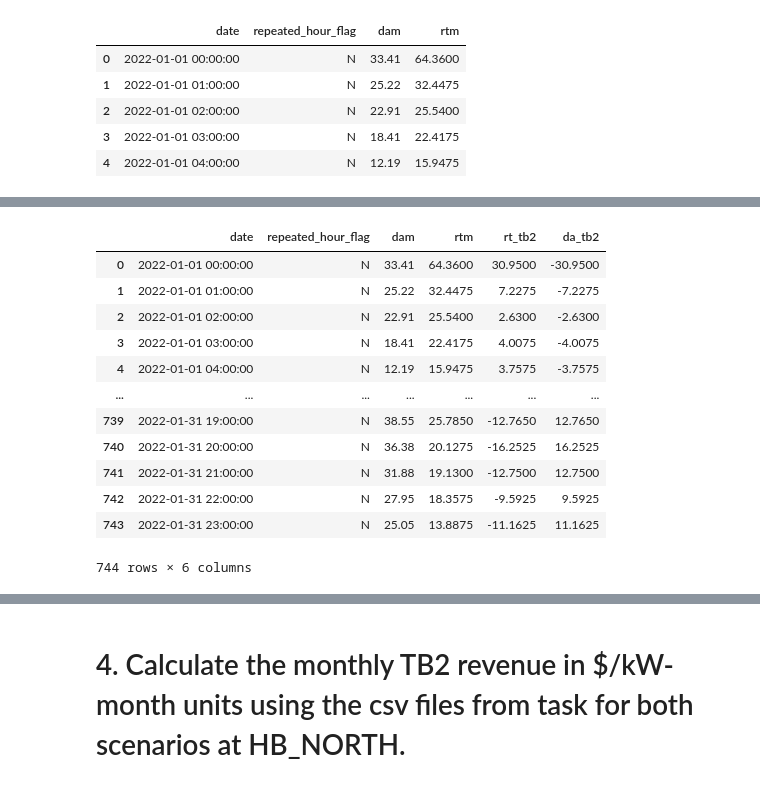
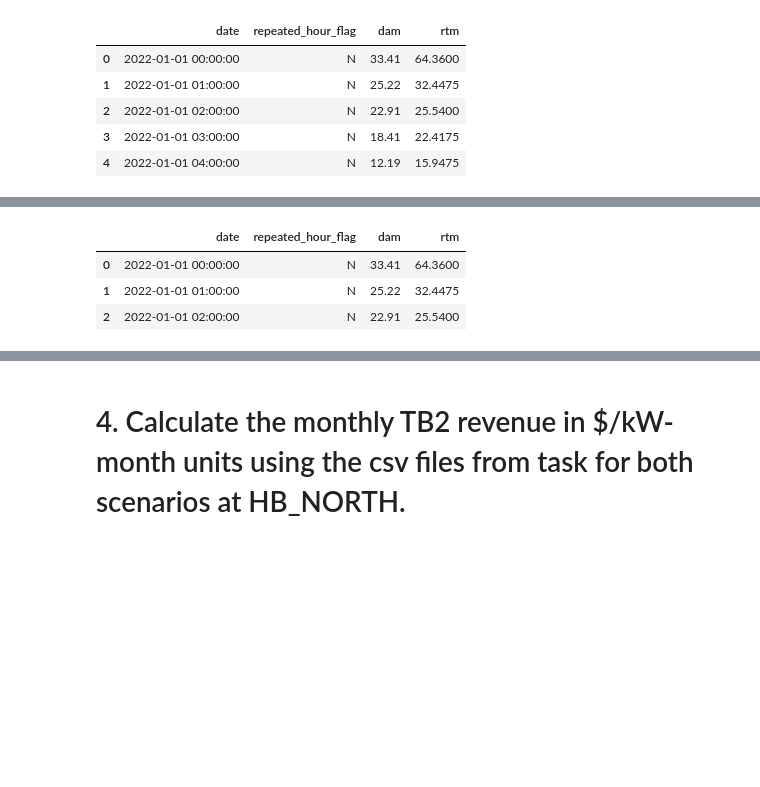
Before and after one commit to aps0611/case_energy, a Jupyter notebook: 1E9.ipynb, the cells around one changed output, grey strips where cells are left out. Cells and saved outputs as stored; diff of their text form; code cells hidden in the pictures; blank space fills up the shorter version.

```diff
--- a/1E9.ipynb
+++ b/1E9.ipynb
@@ -30,8 +32,14 @@ There may be instances where one of the T2 hours occurs when the battery has no
 import pandas as pd
 import numpy as np
 # %%
-rtm_prices = pd.read_excel("https://github.com/aps0611/case_energy/raw/main/RTM_Prices_2022.xlsx")
-dam_prices = pd.read_excel("https://github.com/aps0611/case_energy/raw/main/DAM_Prices_2022.xlsx")
+## since the excel file has multiple sheets:
+rtm_prices_excel = pd.read_excel("https://github.com/aps0611/case_energy/raw/main/RTM_Prices_2022.xlsx", sheet_name = None)
+dam_prices_excel = pd.read_excel("https://github.com/aps0611/case_energy/raw/main/DAM_Prices_2022.xlsx", sheet_name = None)
+# %%
+## combining all the sheets into single dataframe
+
+rtm_prices = pd.concat(rtm_prices_excel.values(), ignore_index=True)
+dam_prices = pd.concat(dam_prices_excel.values(), ignore_index=True)
 # %% [markdown]
 Lets explore the data:
 # %%
@@ -527,6 +540,3 @@ task1.head(5)
 | 2 | 2022-01-01 02:00:00 | N | 22.91 | 25.5400 |
 | 3 | 2022-01-01 03:00:00 | N | 18.41 | 22.4175 |
 | 4 | 2022-01-01 04:00:00 | N | 12.19 | 15.9475 |
-# %%
-task1_df['rt_tb2'] = (task1_df['rtm'] - task1_df['dam'])
-task1_df['da_tb2'] = (task1_df['dam'] - task1_df['rtm'])
@@ -544,16 +543,7 @@ See the caveats in the documentation: https://pandas.pydata.org/pandas-docs/stab
 # %%
-task1_df
+task1_df.head(3)
 # %% [output]
-|  | date | repeated_hour_flag | dam | rtm | rt_tb2 | da_tb2 |
-| 0 | 2022-01-01 00:00:00 | N | 33.41 | 64.3600 | 30.9500 | -30.9500 |
-| 1 | 2022-01-01 01:00:00 | N | 25.22 | 32.4475 | 7.2275 | -7.2275 |
-| 2 | 2022-01-01 02:00:00 | N | 22.91 | 25.5400 | 2.6300 | -2.6300 |
-| 3 | 2022-01-01 03:00:00 | N | 18.41 | 22.4175 | 4.0075 | -4.0075 |
-| 4 | 2022-01-01 04:00:00 | N | 12.19 | 15.9475 | 3.7575 | -3.7575 |
-| ... | ... | ... | ... | ... | ... | ... |
-| 739 | 2022-01-31 19:00:00 | N | 38.55 | 25.7850 | -12.7650 | 12.7650 |
-| 740 | 2022-01-31 20:00:00 | N | 36.38 | 20.1275 | -16.2525 | 16.2525 |
-| 741 | 2022-01-31 21:00:00 | N | 31.88 | 19.1300 | -12.7500 | 12.7500 |
-| 742 | 2022-01-31 22:00:00 | N | 27.95 | 18.3575 | -9.5925 | 9.5925 |
-| 743 | 2022-01-31 23:00:00 | N | 25.05 | 13.8875 | -11.1625 | 11.1625 |
+|  | date | repeated_hour_flag | dam | rtm |
+| 0 | 2022-01-01 00:00:00 | N | 33.41 | 64.3600 |
+| 1 | 2022-01-01 01:00:00 | N | 25.22 | 32.4475 |
+| 2 | 2022-01-01 02:00:00 | N | 22.91 | 25.5400 |
-744 rows × 6 columns
```
Also changed, not shown: parts of 71 cells of this notebook.
